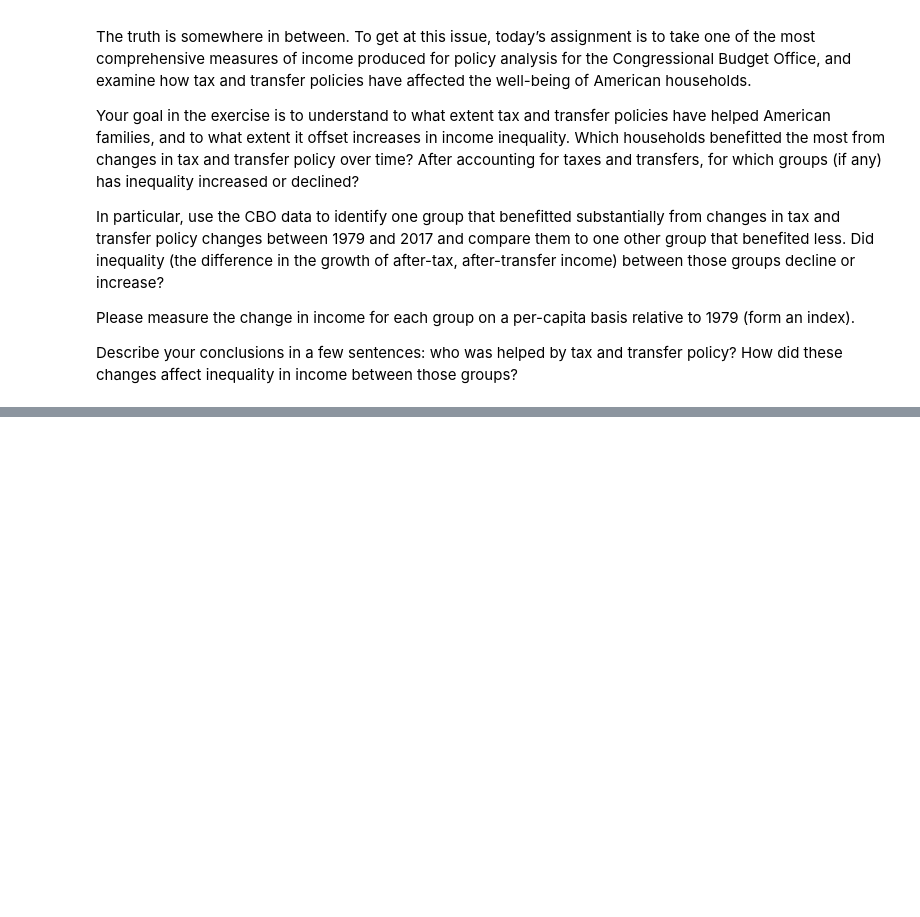
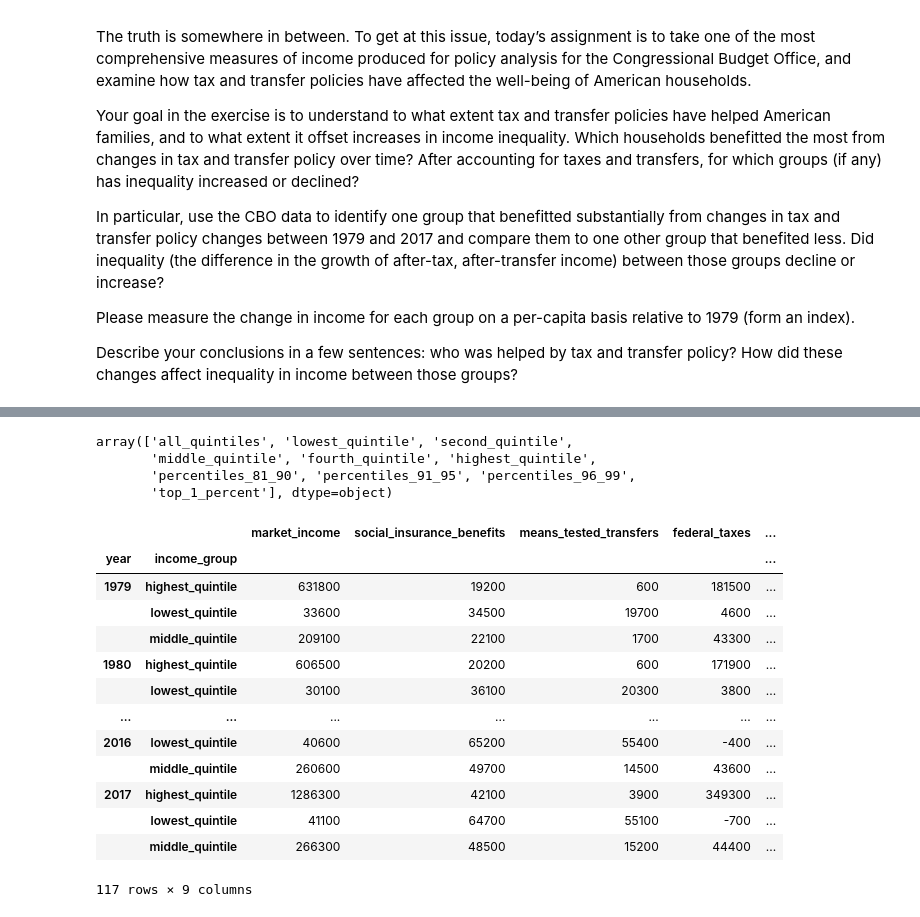
Before and after one commit to Spelkington/econometrics, a Jupyter notebook: assignment09/a08.ipynb, the cells around one changed output, grey strips where cells are left out. Drawn from its saved outputs; the diff is of its cells as text; code cells hidden in the pictures; blank space fills up the shorter version.

```diff
--- a/assignment09/a08.ipynb
+++ b/assignment09/a08.ipynb
@@ -67,3 +68,14 @@ df.head()
 | 2 | all_households | all_quintiles | 1981 | 60100 | 5300 | 1600 | ... |
 | 3 | all_households | all_quintiles | 1982 | 59700 | 5800 | 1500 | ... |
 | 4 | all_households | all_quintiles | 1983 | 60200 | 5900 | 1600 | ... |
+# %%
+# Calculate after-tax-and-transfer income:
+# market income plus social insurance benefits
+# plus means tested transfers minus federal taxes
+
+df["att_income"] = (df["market_income"]
+                 +  df["social_insurance_benefits"]
+                 +  df["means_tested_transfers"]
+                 -  df["federal_taxes"])
+
+df.head()
@@ -69,0 +89,38 @@ df.head()
+# %%
+df["income_group"].unique()
+# %% [output]
+array(['all_quintiles', 'lowest_quintile', 'second_quintile',
+       'middle_quintile', 'fourth_quintile', 'highest_quintile',
+       'percentiles_81_90', 'percentiles_91_95', 'percentiles_96_99',
+       'top_1_percent'], dtype=object)
+# %%
+comp_types = [
+    "lowest_quintile",
+    "middle_quintile",
+    "highest_quintile"
+]
+
+grps = df[df["income_group"].isin(comp_types)].groupby(by=["year", "income_group"])
+sum_df = grps.sum()
+
+sum_df["percap_minc"] = ((sum_df["market_income"] * sum_df["num_households"]) /
+                         (sum_df["num_people"]))
+sum_df["percap_attinc"] = ((sum_df["att_income"] * sum_df["num_households"]) /
+                         (sum_df["num_people"]))
+
+sum_df
+# %% [output]
+|  |  | market_income | social_insurance_benefits | means_tested_transfers | federal_taxes | ... |
+| year | income_group |  |  |  |  | ... |
+| 1979 | highest_quintile | 631800 | 19200 | 600 | 181500 | ... |
+|  | lowest_quintile | 33600 | 34500 | 19700 | 4600 | ... |
+|  | middle_quintile | 209100 | 22100 | 1700 | 43300 | ... |
+| 1980 | highest_quintile | 606500 | 20200 | 600 | 171900 | ... |
+|  | lowest_quintile | 30100 | 36100 | 20300 | 3800 | ... |
+| ... | ... | ... | ... | ... | ... | ... |
+| 2016 | lowest_quintile | 40600 | 65200 | 55400 | -400 | ... |
+|  | middle_quintile | 260600 | 49700 | 14500 | 43600 | ... |
+| 2017 | highest_quintile | 1286300 | 42100 | 3900 | 349300 | ... |
+|  | lowest_quintile | 41100 | 64700 | 55100 | -700 | ... |
+|  | middle_quintile | 266300 | 48500 | 15200 | 44400 | ... |
+117 rows × 9 columns
```
Also changed, not shown: parts of 4 cells of this notebook, 1 other file.
